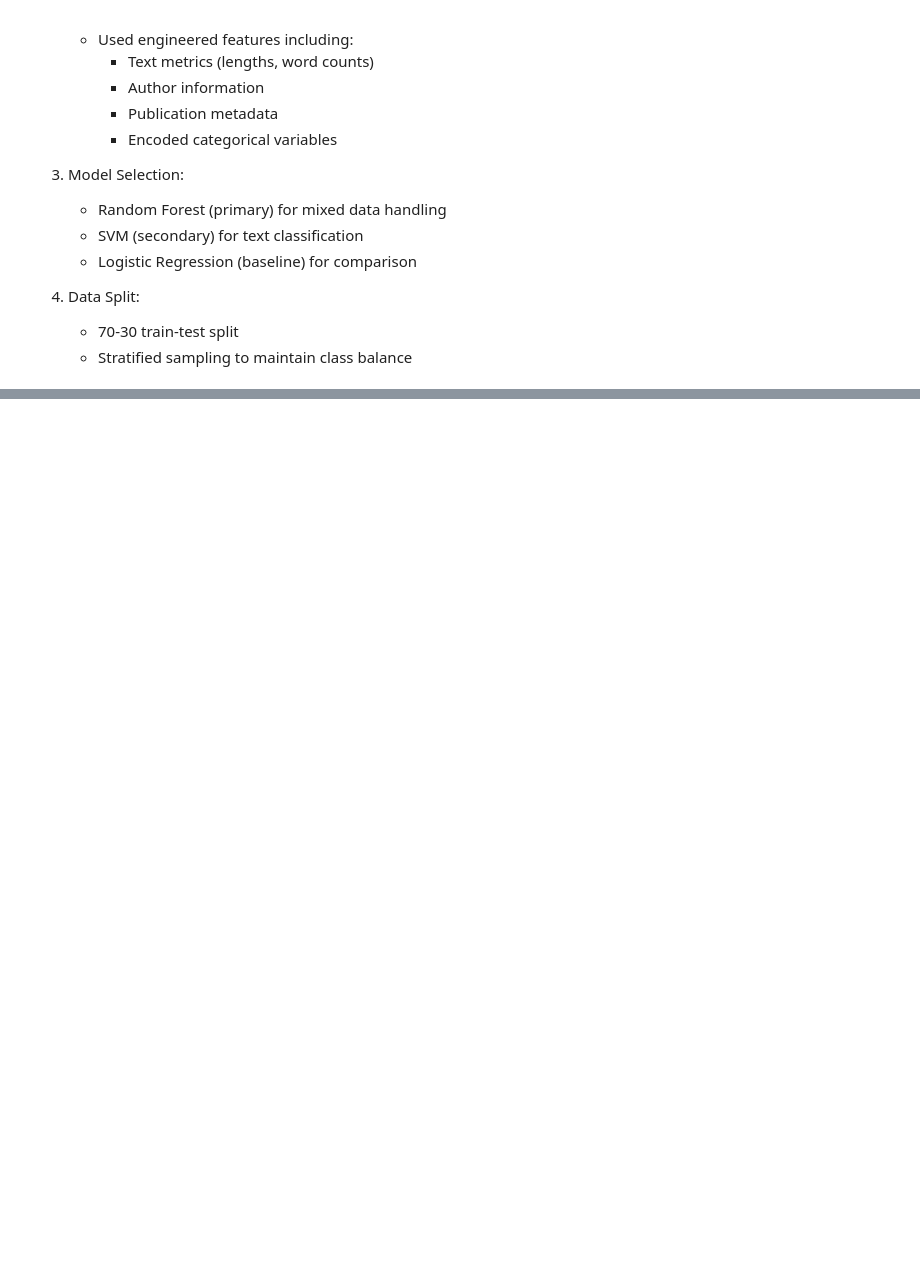
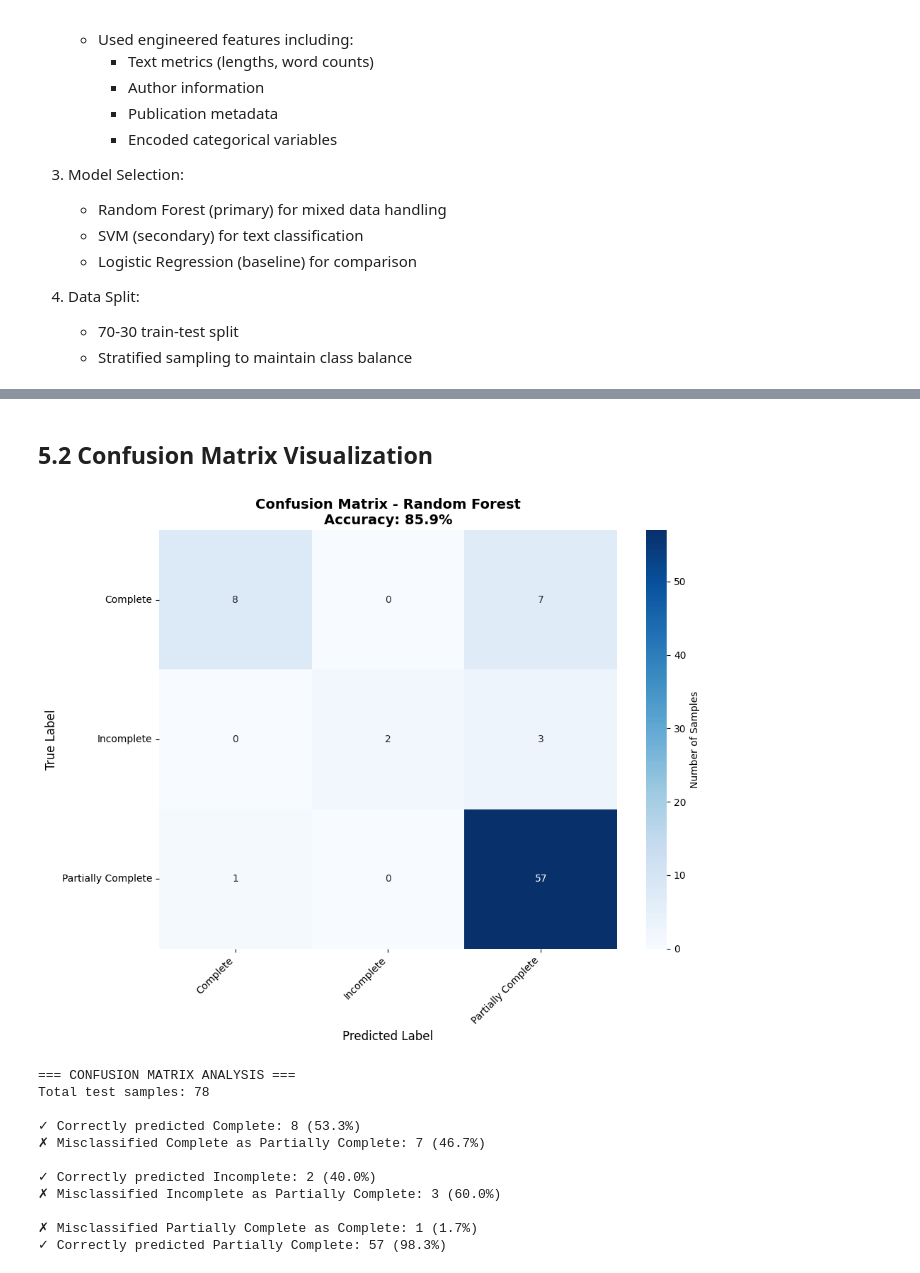
Before and after one commit to chisomobanja/metadata-classification, a Jupyter notebook: metadata_classification.ipynb, the cells around one changed output, grey strips where cells are left out. Cells and saved outputs as stored; diff of their text form; code cells hidden in the pictures; blank space fills up the shorter version.

```diff
--- a/metadata_classification.ipynb
+++ b/metadata_classification.ipynb
@@ -1397,0 +1459,51 @@ Logistic Regression: 0.653 (+/- 0.463)
+# %% [markdown]
+## 5.2 Confusion Matrix Visualization
+# %%
+# Create confusion matrix
+cm = confusion_matrix(y_test, y_pred)
+class_names = sorted(y.unique())
+
+# Plot confusion matrix
+plt.figure(figsize=(10, 8))
+sns.heatmap(cm, annot=True, fmt='d', cmap='Blues',
+            xticklabels=class_names,
+            yticklabels=class_names,
+            cbar_kws={'label': 'Number of Samples'})
+plt.title(f'Confusion Matrix - {best_model_name}\nAccuracy: {test_accuracy:.1%}',
+          fontsize=14, fontweight='bold')
+plt.xlabel('Predicted Label', fontsize=12)
+plt.ylabel('True Label', fontsize=12)
+plt.xticks(rotation=45, ha='right')
+plt.yticks(rotation=0)
+plt.tight_layout()
+plt.show()
+
+# Confusion matrix interpretation
+print("=== CONFUSION MATRIX ANALYSIS ===")
+total_predictions = cm.sum()
+print(f"Total test samples: {total_predictions}")
+print()
+
+for i, true_class in enumerate(class_names):
+    for j, pred_class in enumerate(class_names):
+        count = cm[i, j]
+        if count > 0:
+            percentage = (count / cm[i].sum()) * 100
+            if i == j:
+                print(f"✓ Correctly predicted {true_class}: {count} ({percentage:.1f}%)")
+            else:
+                print(f"✗ Misclassified {true_class} as {pred_class}: {count} ({percentage:.1f}%)")
+    print()
+# %% [output]
+[figure, added]
+=== CONFUSION MATRIX ANALYSIS ===
+Total test samples: 78
+
+✓ Correctly predicted Complete: 8 (53.3%)
+✗ Misclassified Complete as Partially Complete: 7 (46.7%)
+
+✓ Correctly predicted Incomplete: 2 (40.0%)
+✗ Misclassified Incomplete as Partially Complete: 3 (60.0%)
+
+✗ Misclassified Partially Complete as Complete: 1 (1.7%)
+✓ Correctly predicted Partially Complete: 57 (98.3%)
```
Also changed, not shown: parts of 18 cells of this notebook.
